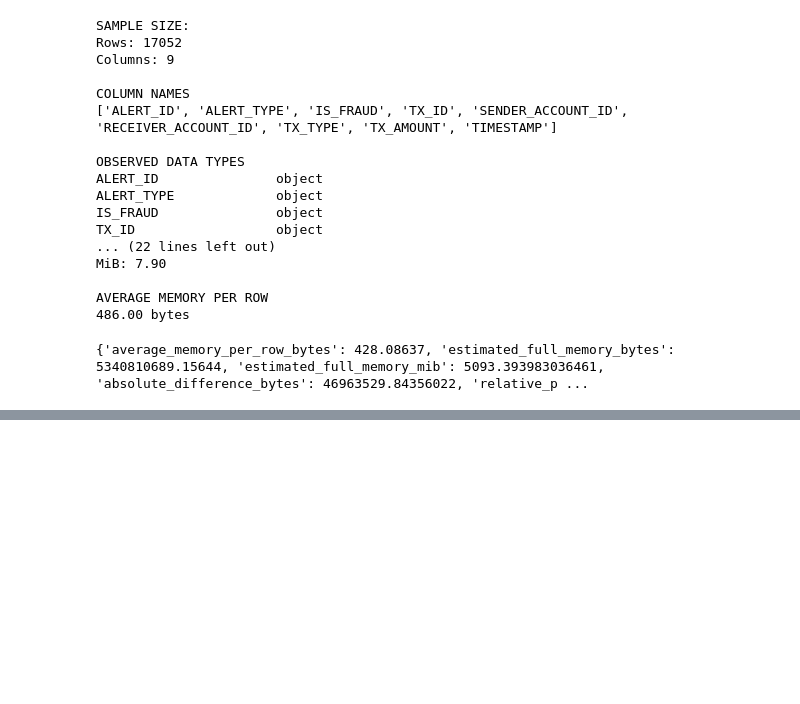
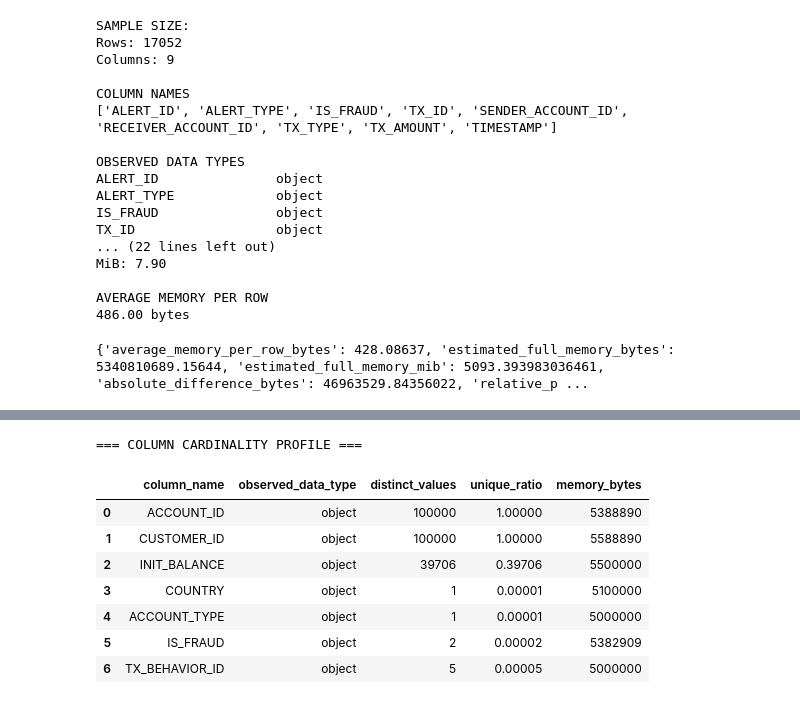
Before and after one commit to ankan-sxc/Coordinated-Fraud-Ring-Detection-Investigation, a Jupyter notebook: notebooks/02_AMLSim_Data_Engineering_moduleB.ipynb, the cells around one changed output, grey strips where cells are left out. Cells and saved outputs as stored; diff of their text form; code cells hidden in the pictures; blank space fills up the shorter version.

```diff
--- a/notebooks/02_AMLSim_Data_Engineering_moduleB.ipynb
+++ b/notebooks/02_AMLSim_Data_Engineering_moduleB.ipynb
@@ -621,0 +676,14 @@ print(results)
+# %%
+#cardinality inspection accounts.csv
+path_csv=r"C:\Users\maiti\CAREER_HQ\09_PROJECTS_PORTFOLIO\Coordinated Fraud Ring Detection and Investigation\dataset\raw\100Kvertices-10Medges\accounts.csv"
+cardinality_inspection(path_csv)
+# %% [output]
+=== COLUMN CARDINALITY PROFILE ===
+|  | column_name | observed_data_type | distinct_values | unique_ratio | memory_bytes |
+| 0 | ACCOUNT_ID | object | 100000 | 1.00000 | 5388890 |
+| 1 | CUSTOMER_ID | object | 100000 | 1.00000 | 5588890 |
+| 2 | INIT_BALANCE | object | 39706 | 0.39706 | 5500000 |
+| 3 | COUNTRY | object | 1 | 0.00001 | 5100000 |
+| 4 | ACCOUNT_TYPE | object | 1 | 0.00001 | 5000000 |
+| 5 | IS_FRAUD | object | 2 | 0.00002 | 5382909 |
+| 6 | TX_BEHAVIOR_ID | object | 5 | 0.00005 | 5000000 |
```
Also changed, not shown: parts of 4 cells of this notebook.
